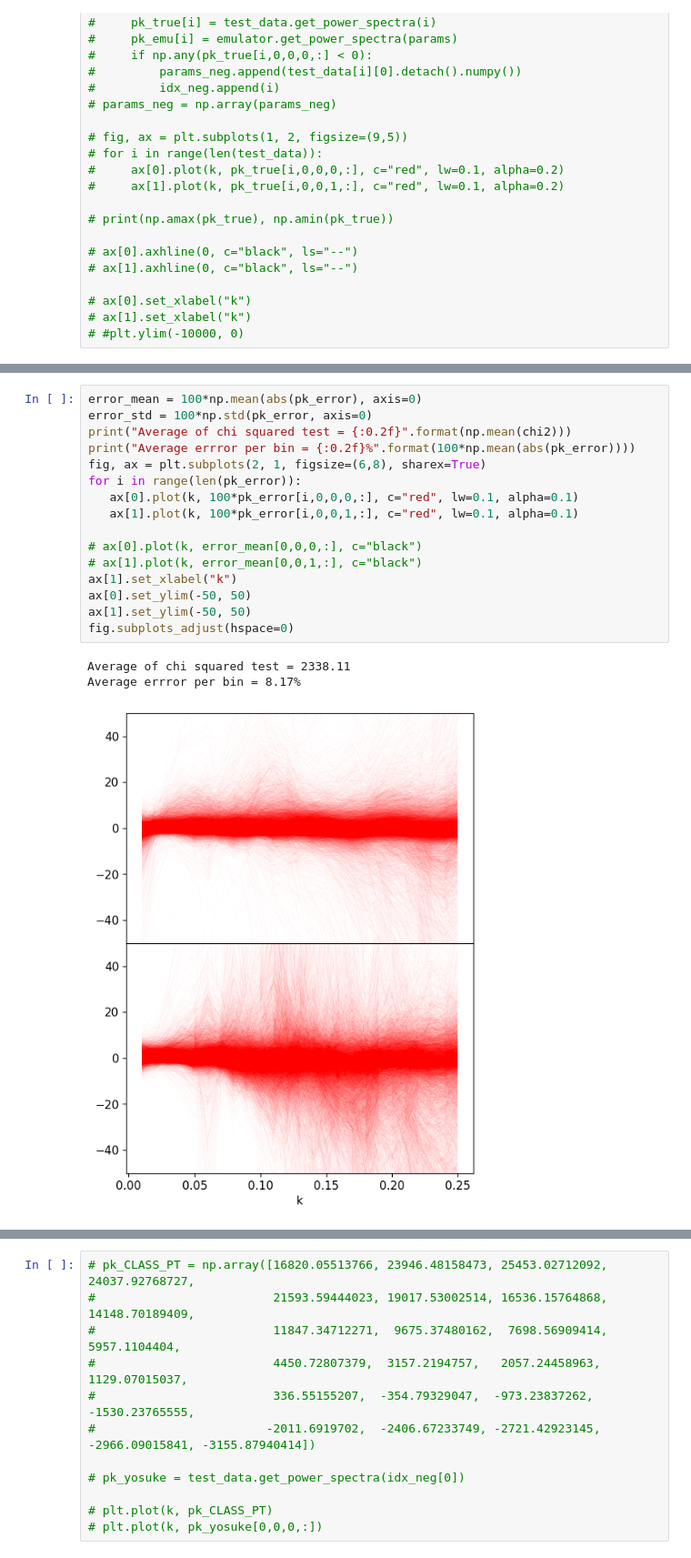
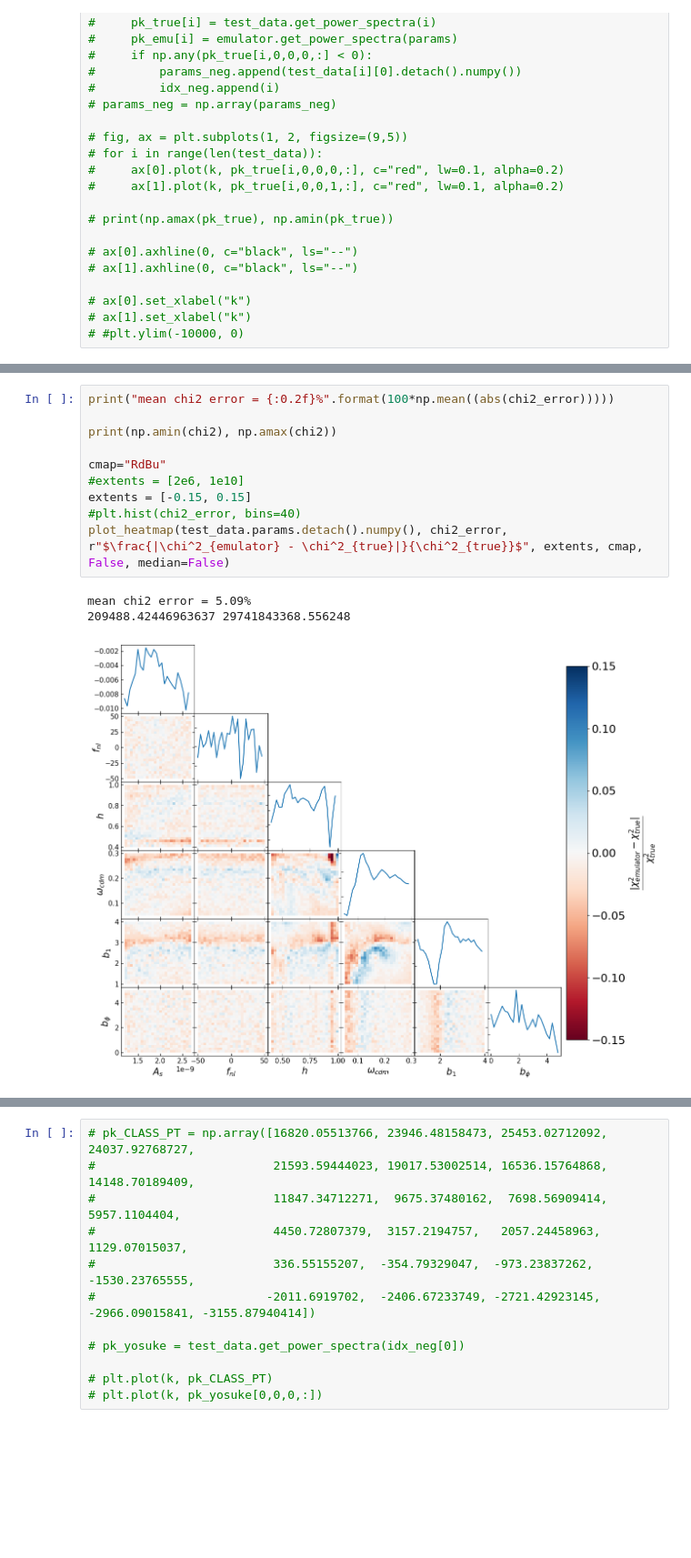
Before and after one commit to jadamo/spherex_emu, a Jupyter notebook: notebooks/Test-Network.ipynb, the cells around one changed output, grey strips where cells are left out. Shown at 91% size. Cells and saved outputs as stored; diff of their text form; blank space fills up the shorter version.

```diff
--- a/notebooks/Test-Network.ipynb
+++ b/notebooks/Test-Network.ipynb
@@ -104,20 +230,14 @@ print(pk_error.shape)
-# %%
-error_mean = 100*np.mean(abs(pk_error), axis=0)
-error_std = 100*np.std(pk_error, axis=0)
-print("Average of chi squared test = {:0.2f}".format(np.mean(chi2)))
-print("Average errror per bin = {:0.2f}%".format(100*np.mean(abs(pk_error))))
-fig, ax = plt.subplots(2, 1, figsize=(6,8), sharex=True)
-for i in range(len(pk_error)):
-   ax[0].plot(k, 100*pk_error[i,0,0,0,:], c="red", lw=0.1, alpha=0.1)
-   ax[1].plot(k, 100*pk_error[i,0,0,1,:], c="red", lw=0.1, alpha=0.1)
-
-# ax[0].plot(k, error_mean[0,0,0,:], c="black")
-# ax[1].plot(k, error_mean[0,0,1,:], c="black")
-ax[1].set_xlabel("k")
-ax[0].set_ylim(-50, 50)
-ax[1].set_ylim(-50, 50)
-fig.subplots_adjust(hspace=0)
-# %% [output]
-Average of chi squared test = 2338.11
-Average errror per bin = 8.17%
-[figure, removed]
+# %%
+print("mean chi2 error = {:0.2f}%".format(100*np.mean((abs(chi2_error)))))
+
+print(np.amin(chi2), np.amax(chi2))
+
+cmap="RdBu"
+#extents = [2e6, 1e10]
+extents = [-0.15, 0.15]
+#plt.hist(chi2_error, bins=40)
+plot_heatmap(test_data.params.detach().numpy(), chi2_error, r"$\frac{|\chi^2_{emulator} - \chi^2_{true}|}{\chi^2_{true}}$", extents, cmap, False, median=False)
+# %% [output]
+mean chi2 error = 5.09%
+209488.42446963637 29741843368.556248
+[figure, added]
```
Also changed, not shown: parts of 19 cells of this notebook, 3 other files.
